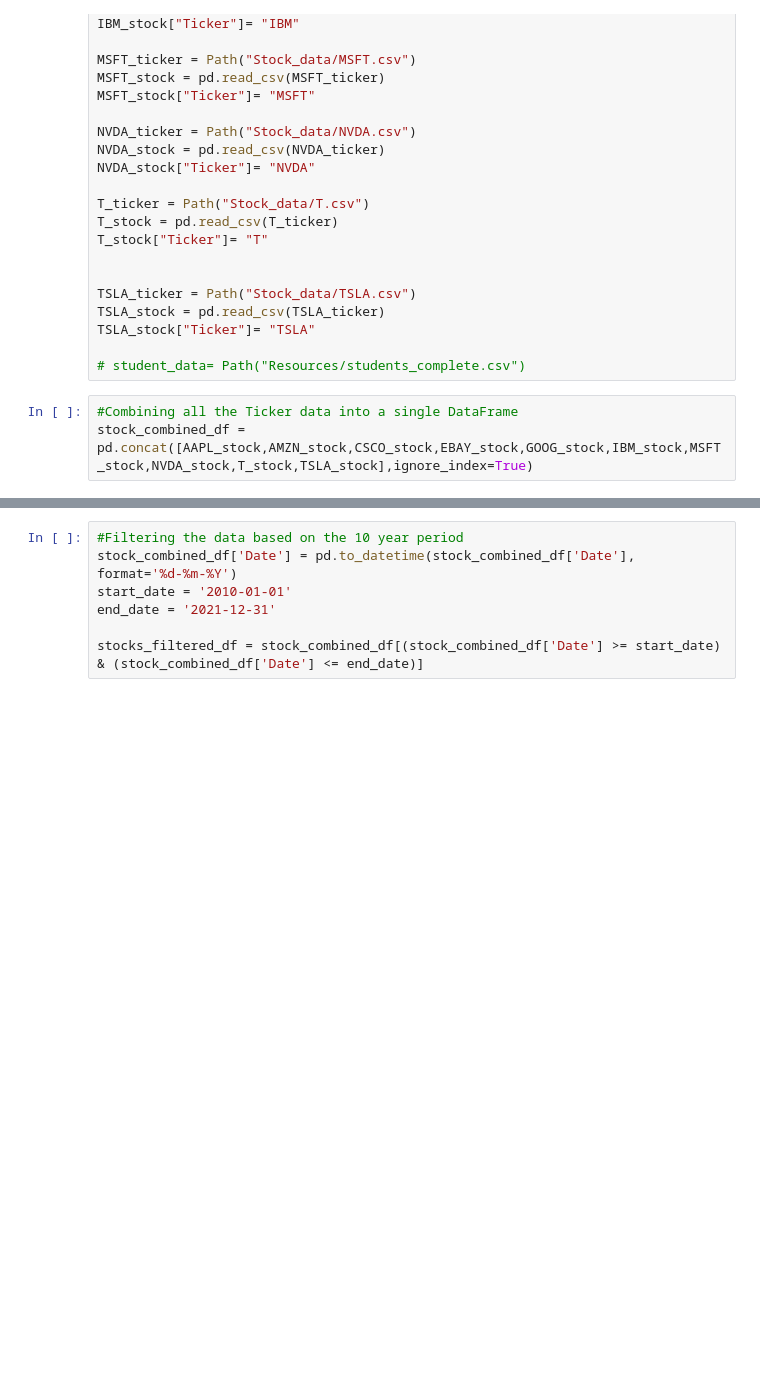
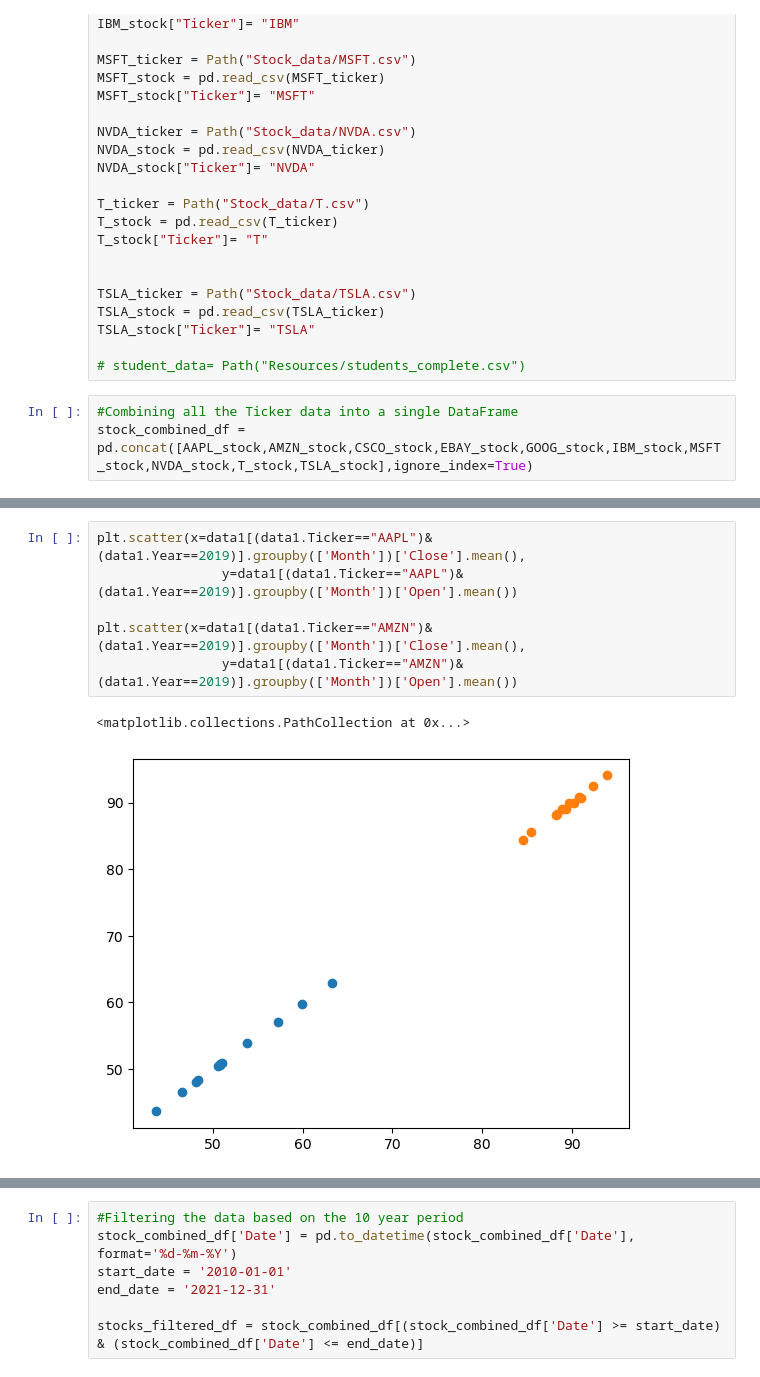
Before and after one commit to salvarenga25/StockMarket_Project, a Jupyter notebook: Stock_Analysis(Closing_Prices).ipynb, the cells around one changed output, grey strips where cells are left out. Drawn from its saved outputs; the diff is of its cells as text; blank space fills up the shorter version.

```diff
--- a/Stock_Analysis(Closing_Prices).ipynb
+++ b/Stock_Analysis(Closing_Prices).ipynb
@@ -64,0 +102,9 @@ stock_combined_df.tail()
+# %%
+plt.scatter(x=data1[(data1.Ticker=="AAPL")&(data1.Year==2019)].groupby(['Month'])['Close'].mean(),
+                y=data1[(data1.Ticker=="AAPL")&(data1.Year==2019)].groupby(['Month'])['Open'].mean())
+
+plt.scatter(x=data1[(data1.Ticker=="AMZN")&(data1.Year==2019)].groupby(['Month'])['Close'].mean(),
+                y=data1[(data1.Ticker=="AMZN")&(data1.Year==2019)].groupby(['Month'])['Open'].mean())
+# %% [output]
+<matplotlib.collections.PathCollection at 0x...>
+[figure, added]
```
Also changed, not shown: parts of 29 cells of this notebook, 1 other file.
